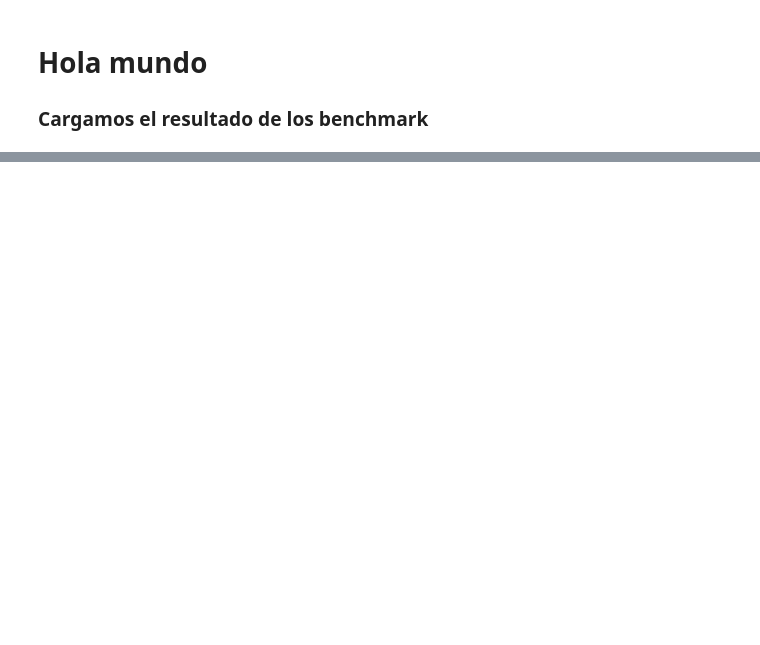
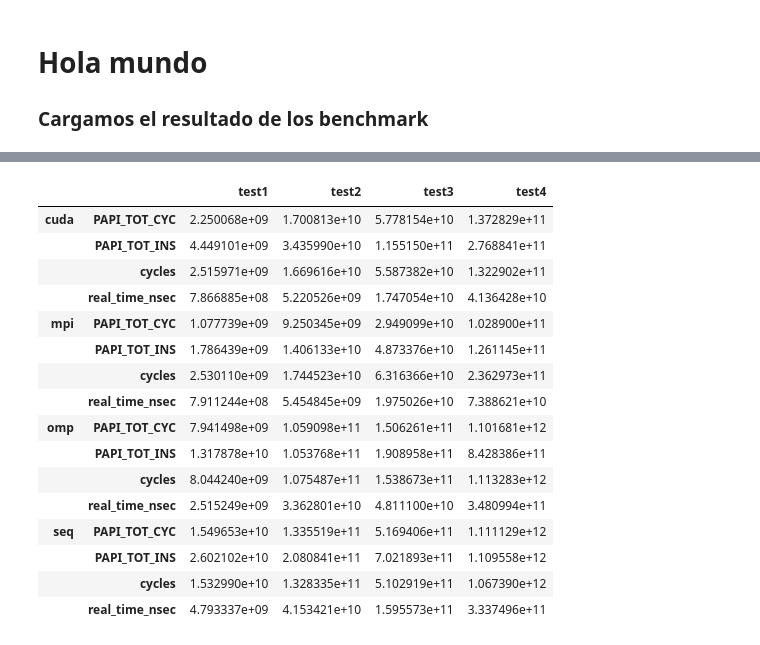
Before and after one commit to RubisRage/Parallel-matrix-multiplication, a Jupyter notebook: performance-analysis.ipynb, the cells around one changed output, grey strips where cells are left out. Saved outputs shown, nothing was run; the diff lists cells and outputs as text; code cells hidden in the pictures; blank space fills up the shorter version.

```diff
--- a/performance-analysis.ipynb
+++ b/performance-analysis.ipynb
@@ -44,3 +45,28 @@ df = pd.DataFrame(data, index=mrow, columns=mcol)
 |  | real_time_nsec | 1.189865e+09 | 1.183508e+09 | -1.000000e+00 | 8.126011e+09 | 8.238523e+09 | -1.000000e+00 | 2.959759e+10 | 2.965320e+10 | -1.000000e+00 | 1.100252e+11 | ... |
 |  | PAPI_TOT_INS | 2.620488e+09 | 2.738829e+09 | -1.000000e+00 | 2.091548e+10 | 2.126851e+10 | -1.000000e+00 | 7.294224e+10 | 7.325904e+10 | -1.000000e+00 | 1.881600e+11 | ... |
 |  | PAPI_TOT_CYC | 1.602628e+09 | 1.630589e+09 | -1.000000e+00 | 1.388399e+10 | 1.386705e+10 | -1.000000e+00 | 4.378073e+10 | 4.469224e+10 | -1.000000e+00 | 1.533786e+11 | ... |
+# %%
+mean = pd.DataFrame(np.full((mrow.size, len(col)), np.nan), index=mrow, columns=col)
+for c in col:
+    mean[c] = df[c].aggregate("mean", axis="columns")
+
+mean.sort_index(axis='index', inplace=True)
+mean
+# %% [output]
+|  |  | test1 | test2 | test3 | test4 |
+| cuda | PAPI_TOT_CYC | 2.250068e+09 | 1.700813e+10 | 5.778154e+10 | 1.372829e+11 |
+|  | PAPI_TOT_INS | 4.449101e+09 | 3.435990e+10 | 1.155150e+11 | 2.768841e+11 |
+|  | cycles | 2.515971e+09 | 1.669616e+10 | 5.587382e+10 | 1.322902e+11 |
+|  | real_time_nsec | 7.866885e+08 | 5.220526e+09 | 1.747054e+10 | 4.136428e+10 |
+| mpi | PAPI_TOT_CYC | 1.077739e+09 | 9.250345e+09 | 2.949099e+10 | 1.028900e+11 |
+|  | PAPI_TOT_INS | 1.786439e+09 | 1.406133e+10 | 4.873376e+10 | 1.261145e+11 |
+|  | cycles | 2.530110e+09 | 1.744523e+10 | 6.316366e+10 | 2.362973e+11 |
+|  | real_time_nsec | 7.911244e+08 | 5.454845e+09 | 1.975026e+10 | 7.388621e+10 |
+| omp | PAPI_TOT_CYC | 7.941498e+09 | 1.059098e+11 | 1.506261e+11 | 1.101681e+12 |
+|  | PAPI_TOT_INS | 1.317878e+10 | 1.053768e+11 | 1.908958e+11 | 8.428386e+11 |
+|  | cycles | 8.044240e+09 | 1.075487e+11 | 1.538673e+11 | 1.113283e+12 |
+|  | real_time_nsec | 2.515249e+09 | 3.362801e+10 | 4.811100e+10 | 3.480994e+11 |
+| seq | PAPI_TOT_CYC | 1.549653e+10 | 1.335519e+11 | 5.169406e+11 | 1.111129e+12 |
+|  | PAPI_TOT_INS | 2.602102e+10 | 2.080841e+11 | 7.021893e+11 | 1.109558e+12 |
+|  | cycles | 1.532990e+10 | 1.328335e+11 | 5.102919e+11 | 1.067390e+12 |
+|  | real_time_nsec | 4.793337e+09 | 4.153421e+10 | 1.595573e+11 | 3.337496e+11 |
```
Also changed, not shown: parts of 2 cells of this notebook, 52 other files.
